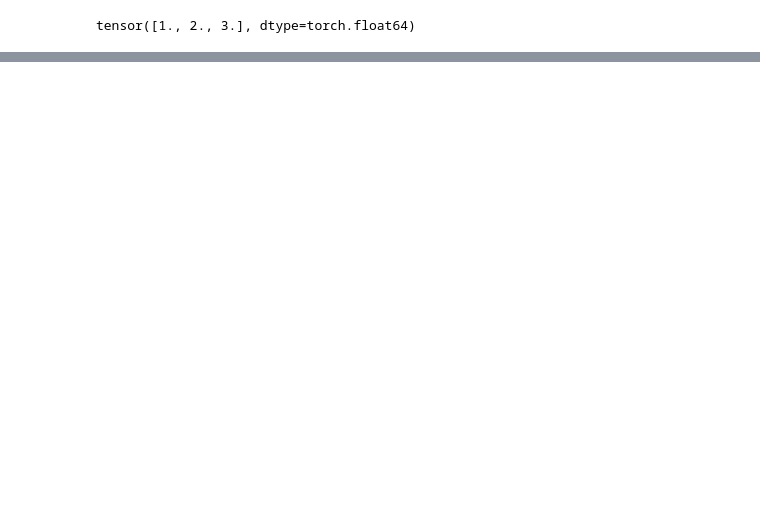
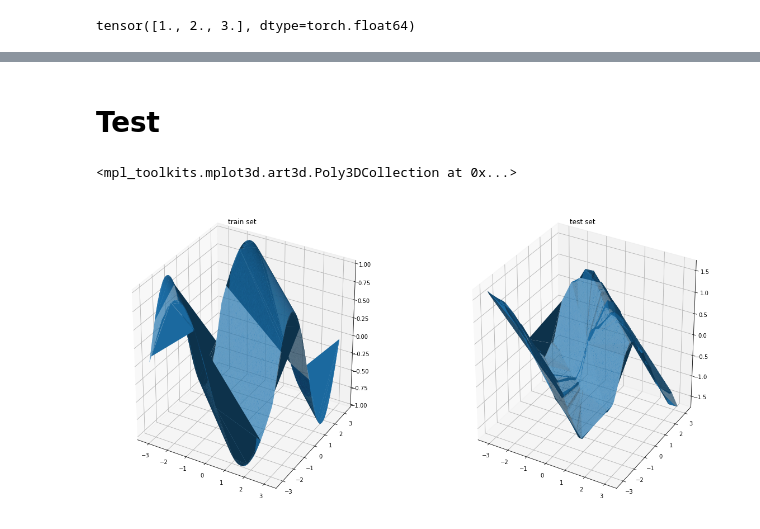
Before and after one commit to btlgs2000/master_cesma_2020, a Jupyter notebook: pytorch_autograd_regression.ipynb, the cells around one changed output, grey strips where cells are left out. Saved outputs shown, nothing was run; the diff lists cells and outputs as text; code cells hidden in the pictures; blank space fills up the shorter version.

```diff
--- a/pytorch_autograd_regression.ipynb
+++ b/pytorch_autograd_regression.ipynb
@@ -55,0 +115,4 @@ tensor([1., 2., 3.], dtype=torch.float64)
+# %%
+m = 10_000
+X_test = np.random.random_sample((n, 2))*2*np.pi - np.pi
+y_test = np.sin(X_test[:, 0] + X_test[:, 1]).reshape(-1, 1)
@@ -55,0 +149,15 @@ tensor([1., 2., 3.], dtype=torch.float64)
+# %%
+device = 'cpu'
+w1 = torch.randn(2, 50, device=device, requires_grad=True)
+b1 = torch.zeros(1, 50, device=device, requires_grad=True)
+w2 = torch.randn(50, 1, device=device, requires_grad=True)
+b2 = torch.zeros(1, 1, device=device, requires_grad=True)
+
+params = [w1, b1, w2, b2]
+# %%
+def forward(x, y):
+    z1 = x@w1 + b1
+    a1 = F.relu(z1)
+    y_ = a1@w2 + b2
+    loss = F.mse_loss(y, y_)
+    return y_, loss
@@ -55,0 +192,15 @@ tensor([1., 2., 3.], dtype=torch.float64)
+# %% [markdown]
+# Test
+# %%
+y_test_, _ = forward(torch.tensor(X_test).float(), torch.tensor(y_test).float())
+# %%
+fig = plt.figure(figsize=(20, 10))
+
+ax_train = fig.add_subplot(121, projection='3d', title='train set')
+ax_test = fig.add_subplot(122, projection='3d', title='test set')
+
+ax_test.plot_trisurf(X_test[:, 0], X_test[: ,1], y_test_.detach().numpy().ravel())
+ax_train.plot_trisurf(X[:, 0], X[: ,1], y.ravel())
+# %% [output]
+<mpl_toolkits.mplot3d.art3d.Poly3DCollection at 0x...>
+[figure, added]
```
Also changed, not shown: parts of 27 cells of this notebook, 1 other file.
